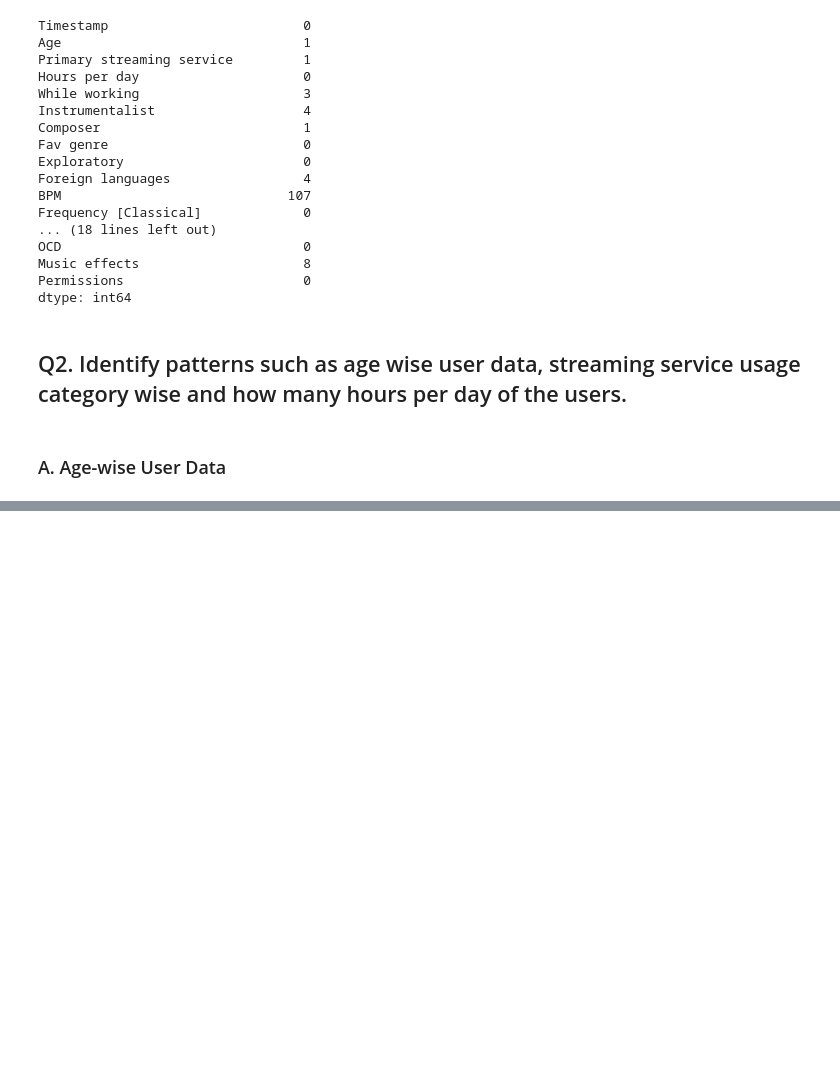
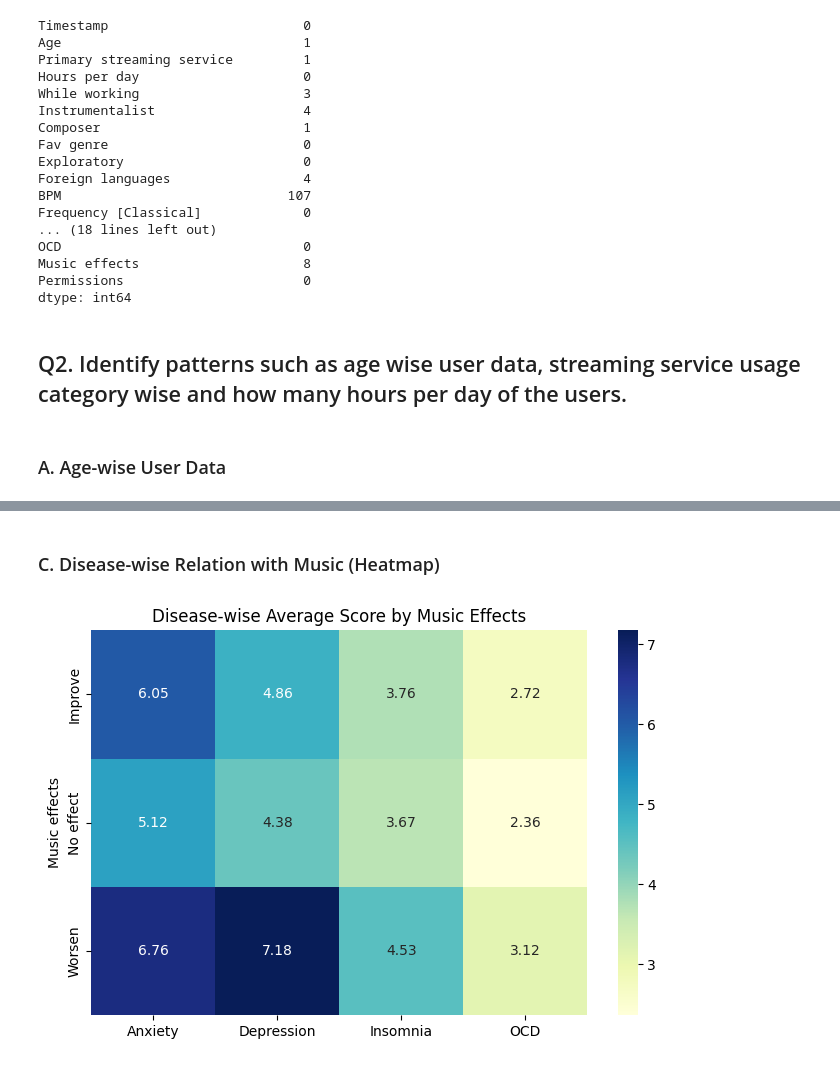
Before and after one commit to lukhi-laksh/Collage, a Jupyter notebook: Sem-1/Data Science/Assignment-6/Survey.ipynb, the cells around one changed output, grey strips where cells are left out. Drawn from its saved outputs; the diff is of its cells as text; code cells hidden in the pictures; blank space fills up the shorter version.

```diff
--- a/Sem-1/Data Science/Assignment-6/Survey.ipynb
+++ b/Sem-1/Data Science/Assignment-6/Survey.ipynb
@@ -82,0 +253,12 @@ dtype: int64
+# %% [markdown]
+### C. Disease-wise Relation with Music (Heatmap)
+# %%
+diseases = ['Anxiety', 'Depression', 'Insomnia', 'OCD']
+disease_music_relation = df.groupby('Music effects')[diseases].mean()
+
+plt.figure(figsize=(8,5))
+sns.heatmap(disease_music_relation, annot=True, cmap='YlGnBu', fmt='.2f')
+plt.title("Disease-wise Average Score by Music Effects")
+plt.show()
+# %% [output]
+[figure, added]
```
Also changed, not shown: parts of 22 cells of this notebook, 1 other file.
